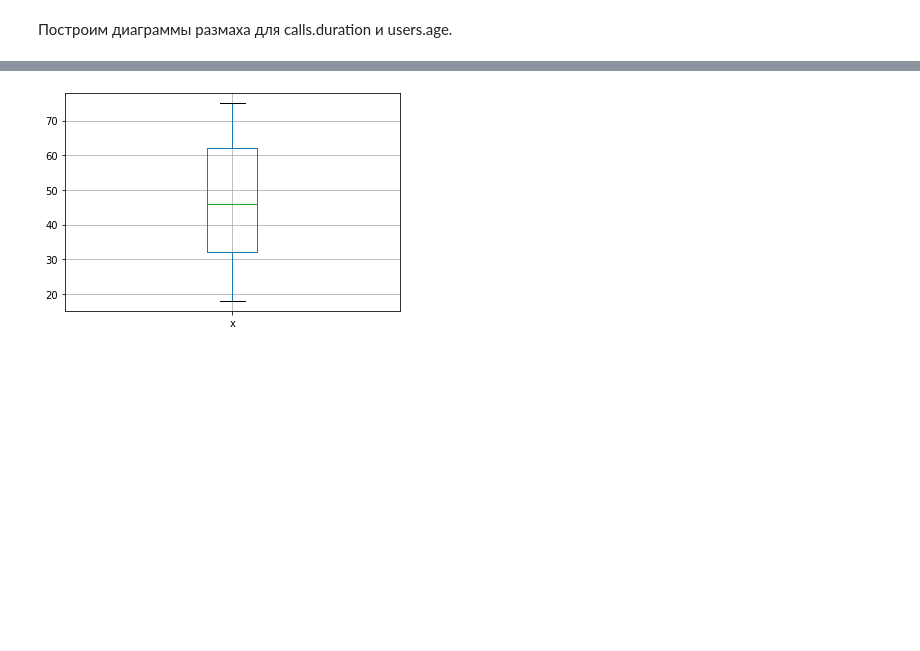
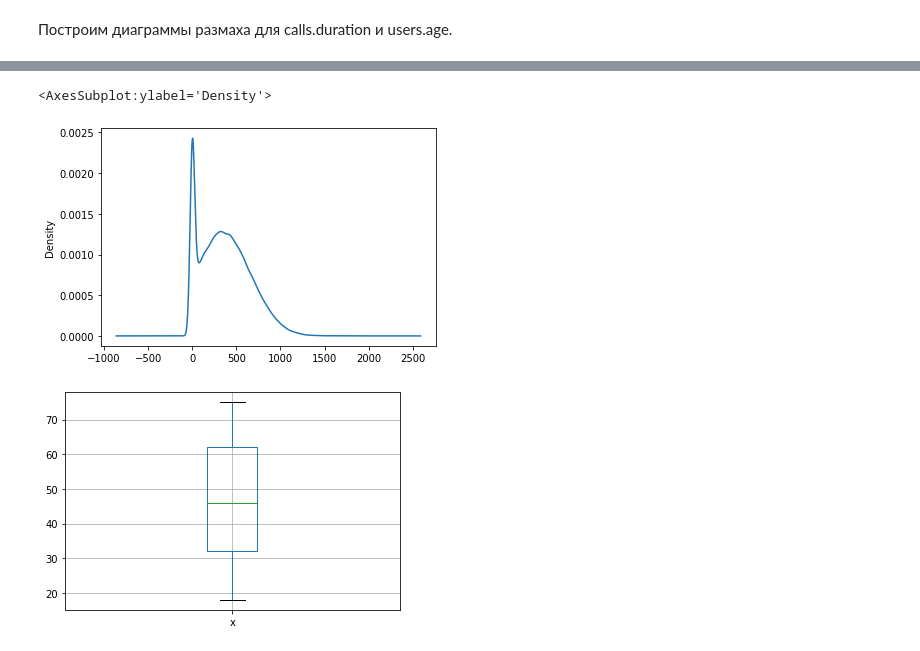
Before and after one commit to SanYattsu/Data_Science_Projects, a Jupyter notebook: Telecom_Tariff_Determination/Tariff-Determination-for-a-Telecom-Company.ipynb, the cells around one changed output, grey strips where cells are left out. Drawn from its saved outputs; the diff is of its cells as text; code cells hidden in the pictures; blank space fills up the shorter version.

```diff
--- a/Telecom_Tariff_Determination/Tariff-Determination-for-a-Telecom-Company.ipynb
+++ b/Telecom_Tariff_Determination/Tariff-Determination-for-a-Telecom-Company.ipynb
@@ -134,9 +141,6 @@ users.reg_date = users.reg_date.astype('datetime64[M]')
 internet.session_date = internet.session_date.astype('datetime64[M]')
 calls.call_date = calls.call_date.astype('datetime64[M]')
 messages.message_date = messages.message_date.astype('datetime64[M]')
-# %%
-# Удалим лишний столбец.
-internet.drop(columns='Unnamed: 0', inplace=True)
 # %% [markdown]
 Проверим наличие явных дубликатов.
 # %%
@@ -184,3 +187,8 @@ pd.plotting.boxplot(calls.duration);
+# %%
+internet['mb_used'].plot.density()
+# %% [output]
+<AxesSubplot:ylabel='Density'>
+[figure, added]
 # %%
 pd.plotting.boxplot(users.age);
 # %% [output]
```
Also changed, not shown: parts of 24 cells of this notebook.
